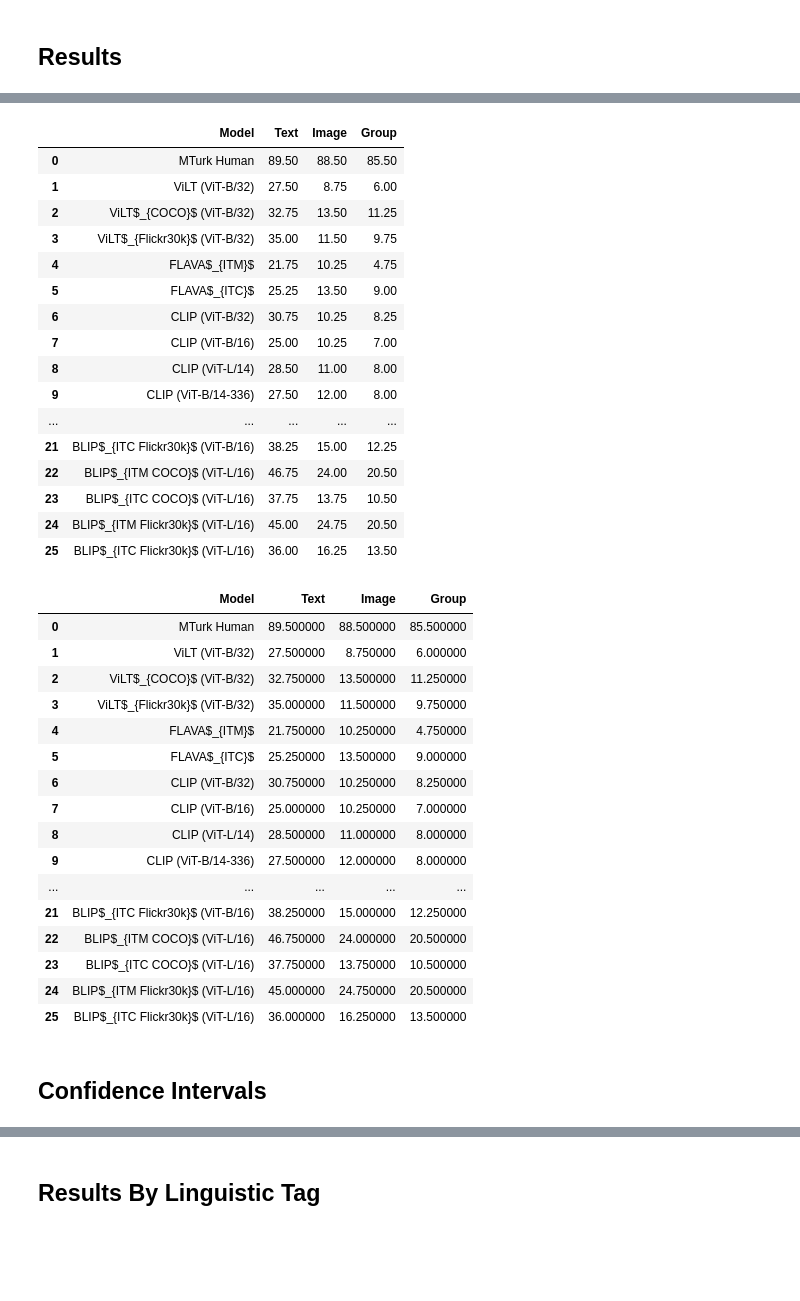
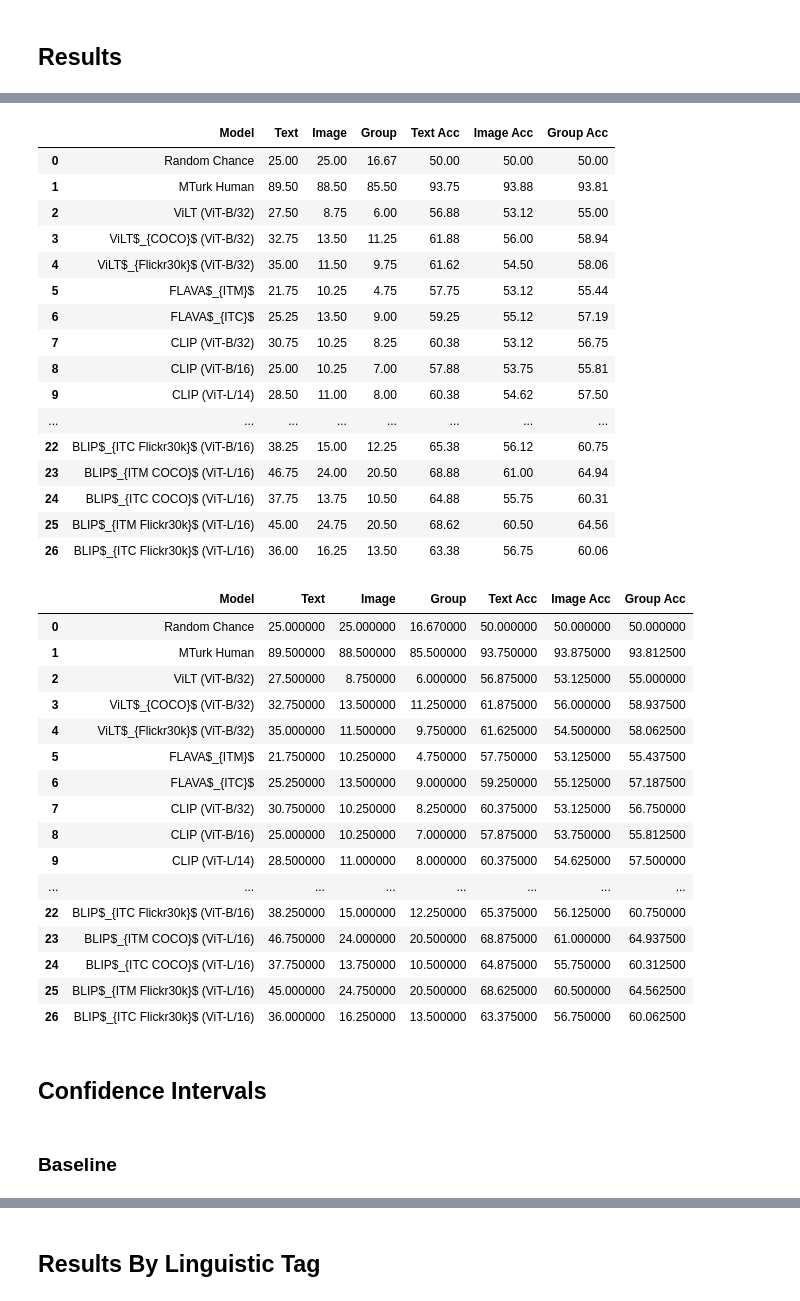
Before and after one commit to juletx/spatial-reasoning, a Jupyter notebook: statistics/winoground_statistics.ipynb, the cells around one changed output, grey strips where cells are left out. Cells and saved outputs as stored; diff of their text form; code cells hidden in the pictures; blank space fills up the shorter version.

```diff
--- a/statistics/winoground_statistics.ipynb
+++ b/statistics/winoground_statistics.ipynb
@@ -214,0 +400,3 @@ Aggregate without confidence intervals:
+# %%
+results_table_dict = get_table_dict(models)
+print(tabulate(bolden_table_dict(results_table_dict), headers=results_table_dict.keys(), tablefmt="latex_raw", floatfmt=".2f"))
@@ -215,21 +421,21 @@ Aggregate without confidence intervals:
 # %%
-df_results = pd.DataFrame(get_table_dict(models))
-df_results
+df_results = pd.DataFrame(results_table_dict)
+df_results.round(2)
 # %% [output]
-|  | Model | Text | Image | Group |
-| 0 | MTurk Human | 89.50 | 88.50 | 85.50 |
-| 1 | ViLT (ViT-B/32) | 27.50 | 8.75 | 6.00 |
-| 2 | ViLT$_{COCO}$ (ViT-B/32) | 32.75 | 13.50 | 11.25 |
-| 3 | ViLT$_{Flickr30k}$ (ViT-B/32) | 35.00 | 11.50 | 9.75 |
-| 4 | FLAVA$_{ITM}$ | 21.75 | 10.25 | 4.75 |
-| 5 | FLAVA$_{ITC}$ | 25.25 | 13.50 | 9.00 |
-| 6 | CLIP (ViT-B/32) | 30.75 | 10.25 | 8.25 |
-| 7 | CLIP (ViT-B/16) | 25.00 | 10.25 | 7.00 |
-| 8 | CLIP (ViT-L/14) | 28.50 | 11.00 | 8.00 |
-| 9 | CLIP (ViT-B/14-336) | 27.50 | 12.00 | 8.00 |
-| ... | ... | ... | ... | ... |
-| 21 | BLIP$_{ITC Flickr30k}$ (ViT-B/16) | 38.25 | 15.00 | 12.25 |
-| 22 | BLIP$_{ITM COCO}$ (ViT-L/16) | 46.75 | 24.00 | 20.50 |
-| 23 | BLIP$_{ITC COCO}$ (ViT-L/16) | 37.75 | 13.75 | 10.50 |
-| 24 | BLIP$_{ITM Flickr30k}$ (ViT-L/16) | 45.00 | 24.75 | 20.50 |
-| 25 | BLIP$_{ITC Flickr30k}$ (ViT-L/16) | 36.00 | 16.25 | 13.50 |
+|  | Model | Text | Image | Group | Text Acc | Image Acc | Group Acc |
+| 0 | Random Chance | 25.00 | 25.00 | 16.67 | 50.00 | 50.00 | 50.00 |
+| 1 | MTurk Human | 89.50 | 88.50 | 85.50 | 93.75 | 93.88 | 93.81 |
+| 2 | ViLT (ViT-B/32) | 27.50 | 8.75 | 6.00 | 56.88 | 53.12 | 55.00 |
+| 3 | ViLT$_{COCO}$ (ViT-B/32) | 32.75 | 13.50 | 11.25 | 61.88 | 56.00 | 58.94 |
+| 4 | ViLT$_{Flickr30k}$ (ViT-B/32) | 35.00 | 11.50 | 9.75 | 61.62 | 54.50 | 58.06 |
+| 5 | FLAVA$_{ITM}$ | 21.75 | 10.25 | 4.75 | 57.75 | 53.12 | 55.44 |
+| 6 | FLAVA$_{ITC}$ | 25.25 | 13.50 | 9.00 | 59.25 | 55.12 | 57.19 |
+| 7 | CLIP (ViT-B/32) | 30.75 | 10.25 | 8.25 | 60.38 | 53.12 | 56.75 |
+| 8 | CLIP (ViT-B/16) | 25.00 | 10.25 | 7.00 | 57.88 | 53.75 | 55.81 |
+| 9 | CLIP (ViT-L/14) | 28.50 | 11.00 | 8.00 | 60.38 | 54.62 | 57.50 |
+| ... | ... | ... | ... | ... | ... | ... | ... |
+| 22 | BLIP$_{ITC Flickr30k}$ (ViT-B/16) | 38.25 | 15.00 | 12.25 | 65.38 | 56.12 | 60.75 |
+| 23 | BLIP$_{ITM COCO}$ (ViT-L/16) | 46.75 | 24.00 | 20.50 | 68.88 | 61.00 | 64.94 |
+| 24 | BLIP$_{ITC COCO}$ (ViT-L/16) | 37.75 | 13.75 | 10.50 | 64.88 | 55.75 | 60.31 |
+| 25 | BLIP$_{ITM Flickr30k}$ (ViT-L/16) | 45.00 | 24.75 | 20.50 | 68.62 | 60.50 | 64.56 |
+| 26 | BLIP$_{ITC Flickr30k}$ (ViT-L/16) | 36.00 | 16.25 | 13.50 | 63.38 | 56.75 | 60.06 |
@@ -244,23 +442,26 @@ def bold_gt_16(val):
 # %%
 df_results.style.applymap(bold_gt_25, subset=pd.IndexSlice[:, ['Text', 'Image']]).\
-    applymap(bold_gt_16, subset=pd.IndexSlice[:, ['Group']])
+    applymap(bold_gt_16, subset=pd.IndexSlice[:, ['Group']]).\
+    applymap(bold_gt_50, subset=pd.IndexSlice[:, ['Text Acc', 'Image Acc', 'Group Acc']])
 # %% [output]
-|  | Model | Text | Image | Group |
-| 0 | MTurk Human | 89.500000 | 88.500000 | 85.500000 |
-| 1 | ViLT (ViT-B/32) | 27.500000 | 8.750000 | 6.000000 |
-| 2 | ViLT$_{COCO}$ (ViT-B/32) | 32.750000 | 13.500000 | 11.250000 |
-| 3 | ViLT$_{Flickr30k}$ (ViT-B/32) | 35.000000 | 11.500000 | 9.750000 |
-| 4 | FLAVA$_{ITM}$ | 21.750000 | 10.250000 | 4.750000 |
-| 5 | FLAVA$_{ITC}$ | 25.250000 | 13.500000 | 9.000000 |
-| 6 | CLIP (ViT-B/32) | 30.750000 | 10.250000 | 8.250000 |
-| 7 | CLIP (ViT-B/16) | 25.000000 | 10.250000 | 7.000000 |
-| 8 | CLIP (ViT-L/14) | 28.500000 | 11.000000 | 8.000000 |
-| 9 | CLIP (ViT-B/14-336) | 27.500000 | 12.000000 | 8.000000 |
-| ... | ... | ... | ... | ... |
-| 21 | BLIP$_{ITC Flickr30k}$ (ViT-B/16) | 38.250000 | 15.000000 | 12.250000 |
-| 22 | BLIP$_{ITM COCO}$ (ViT-L/16) | 46.750000 | 24.000000 | 20.500000 |
-| 23 | BLIP$_{ITC COCO}$ (ViT-L/16) | 37.750000 | 13.750000 | 10.500000 |
-| 24 | BLIP$_{ITM Flickr30k}$ (ViT-L/16) | 45.000000 | 24.750000 | 20.500000 |
-| 25 | BLIP$_{ITC Flickr30k}$ (ViT-L/16) | 36.000000 | 16.250000 | 13.500000 |
+|  | Model | Text | Image | Group | Text Acc | Image Acc | Group Acc |
+| 0 | Random Chance | 25.000000 | 25.000000 | 16.670000 | 50.000000 | 50.000000 | 50.000000 |
+| 1 | MTurk Human | 89.500000 | 88.500000 | 85.500000 | 93.750000 | 93.875000 | 93.812500 |
+| 2 | ViLT (ViT-B/32) | 27.500000 | 8.750000 | 6.000000 | 56.875000 | 53.125000 | 55.000000 |
+| 3 | ViLT$_{COCO}$ (ViT-B/32) | 32.750000 | 13.500000 | 11.250000 | 61.875000 | 56.000000 | 58.937500 |
+| 4 | ViLT$_{Flickr30k}$ (ViT-B/32) | 35.000000 | 11.500000 | 9.750000 | 61.625000 | 54.500000 | 58.062500 |
+| 5 | FLAVA$_{ITM}$ | 21.750000 | 10.250000 | 4.750000 | 57.750000 | 53.125000 | 55.437500 |
+| 6 | FLAVA$_{ITC}$ | 25.250000 | 13.500000 | 9.000000 | 59.250000 | 55.125000 | 57.187500 |
+| 7 | CLIP (ViT-B/32) | 30.750000 | 10.250000 | 8.250000 | 60.375000 | 53.125000 | 56.750000 |
+| 8 | CLIP (ViT-B/16) | 25.000000 | 10.250000 | 7.000000 | 57.875000 | 53.750000 | 55.812500 |
+| 9 | CLIP (ViT-L/14) | 28.500000 | 11.000000 | 8.000000 | 60.375000 | 54.625000 | 57.500000 |
+| ... | ... | ... | ... | ... | ... | ... | ... |
+| 22 | BLIP$_{ITC Flickr30k}$ (ViT-B/16) | 38.250000 | 15.000000 | 12.250000 | 65.375000 | 56.125000 | 60.750000 |
+| 23 | BLIP$_{ITM COCO}$ (ViT-L/16) | 46.750000 | 24.000000 | 20.500000 | 68.875000 | 61.000000 | 64.937500 |
+| 24 | BLIP$_{ITC COCO}$ (ViT-L/16) | 37.750000 | 13.750000 | 10.500000 | 64.875000 | 55.750000 | 60.312500 |
+| 25 | BLIP$_{ITM Flickr30k}$ (ViT-L/16) | 45.000000 | 24.750000 | 20.500000 | 68.625000 | 60.500000 | 64.562500 |
+| 26 | BLIP$_{ITC Flickr30k}$ (ViT-L/16) | 36.000000 | 16.250000 | 13.500000 | 63.375000 | 56.750000 | 60.062500 |
 # %% [markdown]
 ## Confidence Intervals
+# %% [markdown]
+### Baseline
```
Also changed, not shown: parts of 34 cells of this notebook, 46 other files.
